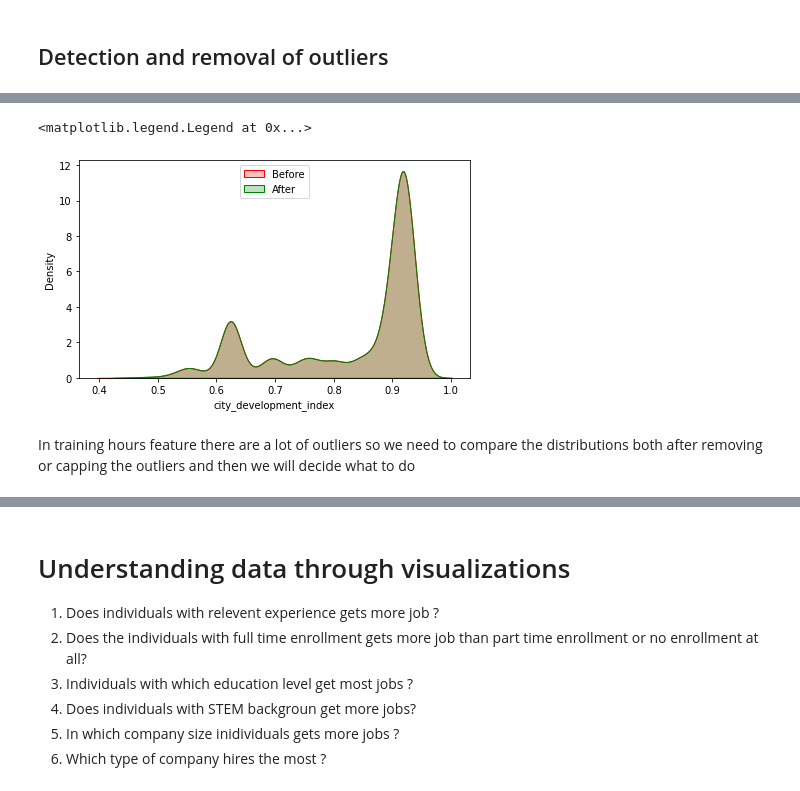
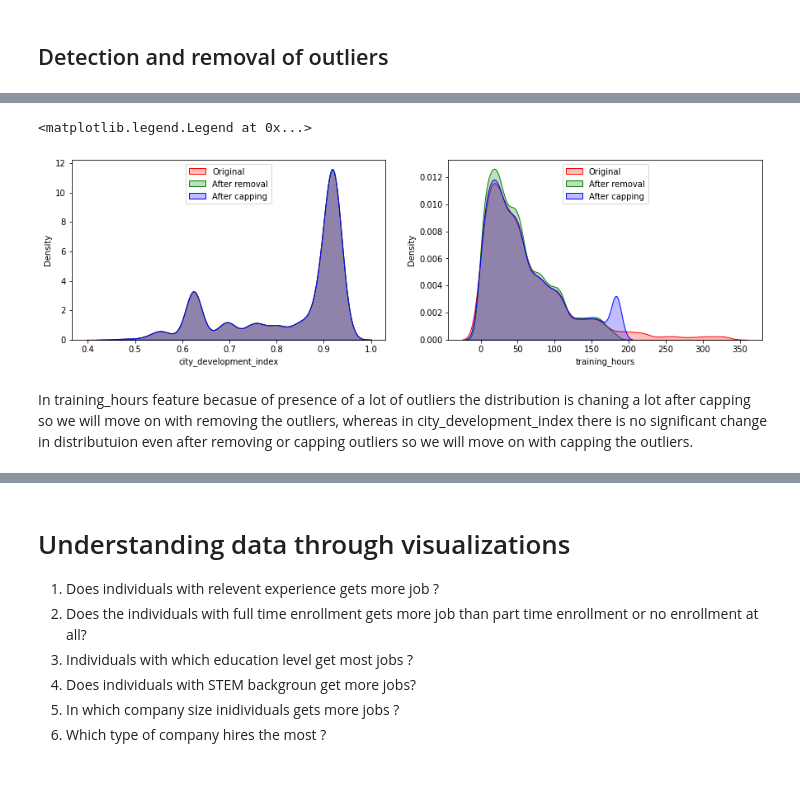
Before and after one commit to yuvraaj2002/Old_projects, a Jupyter notebook: DS job and salary prediction/DS_job_prediction/DS_job_prediction.ipynb, the cells around one changed output, grey strips where cells are left out. Drawn from its saved outputs; the diff is of its cells as text; code cells hidden in the pictures.

```diff
--- a/DS job and salary prediction/DS_job_prediction/DS_job_prediction.ipynb
+++ b/DS job and salary prediction/DS_job_prediction/DS_job_prediction.ipynb
@@ -333,31 +259,47 @@ Before removing or capping outliers let's create a copy of these features so tha
 # %%
-temp_df = df[['city_development_index','experience','training_hours']].copy()
+remove_outliers = df[['city_development_index','training_hours']].copy()
+cap_outliers = df[['city_development_index','training_hours']].copy()
 # %%
-# let's do capping of outliers in city_development index feature
-q1 = temp_df['city_development_index'].quantile(0.25)
-q3 = temp_df['city_development_index'].quantile(0.75)
-
-IQR = q3-q1
-Lower_lmt_cdi = q1-(1.5*IQR)
-Upper_lmt_cdi = q3 + (1.5*IQR)
-
-temp_df['city_development_index'] = np.where(
-    temp_df['city_development_index'] > Upper_lmt_cdi,
-    Upper_lmt_cdi,
-    np.where(
-        temp_df['city_development_index'] < Lower_lmt_cdi,
-        Lower_lmt_cdi,
-        temp_df['city_development_index']
-    )
-)
-
-# Now lets visualize the change in the distribution before and after capping the outliers
-fig,ax = plt.subplots(figsize = (7,4))
-
-sns.kdeplot(df['city_development_index'],shade=True,color='red',label='Before').legend(loc='upper center')
-sns.kdeplot(temp_df['city_development_index'],shade=True,color='green',label='After').legend(loc='upper center')
+# Let's create a function for finding Uppper and lower limit
+def find_limits(series):
+    q1 = series.quantile(0.25)
+    q3 = series.quantile(0.75)
+    IQR = q3-q1
+    Upper_lmt = q3 + 1.5*IQR
+    Lower_lmt = q1 - 1.5*IQR
+    return [Upper_lmt,Lower_lmt]
-# %% [output]
-<matplotlib.legend.Legend at 0x...>
-[figure, removed]
+# %%
+# Calling the function to find the limits
+lmts_city_dev_index = find_limits(remove_outliers['city_development_index'])
+lmts_trainng_hrs = find_limits(remove_outliers['training_hours'])
+# %%
+# Let's first cap the outliers
+cap_outliers['city_development_index'] = np.where(
+                                            cap_outliers['city_development_index']>lmts_city_dev_index[0],lmts_city_dev_index[0],
+                                            np.where(cap_outliers['city_development_index']<lmts_city_dev_index[1],lmts_city_dev_index[1],
+                                            cap_outliers['city_development_index']))
+
+cap_outliers['training_hours'] = np.where(
+                                            cap_outliers['training_hours']>lmts_trainng_hrs[0],lmts_trainng_hrs[0],
+                                            np.where(cap_outliers['training_hours']<lmts_trainng_hrs[1],lmts_trainng_hrs[1],
+                                            cap_outliers['training_hours']))
+# %%
+# Let's now remove the outliers
+remove_outliers['city_development_index'] = remove_outliers['city_development_index'][remove_outliers['city_development_index'] > lmts_city_dev_index[1]]
+remove_outliers['training_hours'] = remove_outliers['training_hours'][remove_outliers['training_hours'] < lmts_trainng_hrs[0]]
+# %%
+# Now lets visualize the change in the distribution before and after capping the outliers
+fig,ax = plt.subplots(1,2,figsize = (15,4))
+
+sns.kdeplot(df['city_development_index'],shade=True,color='red',label='Original',ax = ax[0]).legend(loc='upper center')
+sns.kdeplot(remove_outliers['city_development_index'],shade=True,color='green',label='After removal',ax = ax[0]).legend(loc='upper center')
+sns.kdeplot(cap_outliers['city_development_index'],shade=True,color='blue',label='After capping',ax = ax[0]).legend(loc='upper center')
+
+sns.kdeplot(df['training_hours'],shade=True,color='red',label='Original',ax = ax[1]).legend(loc='upper center')
+sns.kdeplot(remove_outliers['training_hours'],shade=True,color='green',label='After removal',ax = ax[1]).legend(loc='upper center')
+sns.kdeplot(cap_outliers['training_hours'],shade=True,color='blue',label='After capping',ax = ax[1]).legend(loc='upper center')
+# %% [output]
+<matplotlib.legend.Legend at 0x...>
+[figure, added]
 # %% [markdown]
-In training hours feature there are a lot of outliers so we need to compare the distributions both after removing or capping the outliers and then we will decide what to do
+In training_hours feature becasue of presence of a lot of outliers the distribution is chaning a lot after capping so we will move on with removing the outliers, whereas in city_development_index there is no significant change in distributuion even after removing or capping outliers so we will move on with capping the outliers.
```
Also changed, not shown: parts of 44 cells of this notebook.
